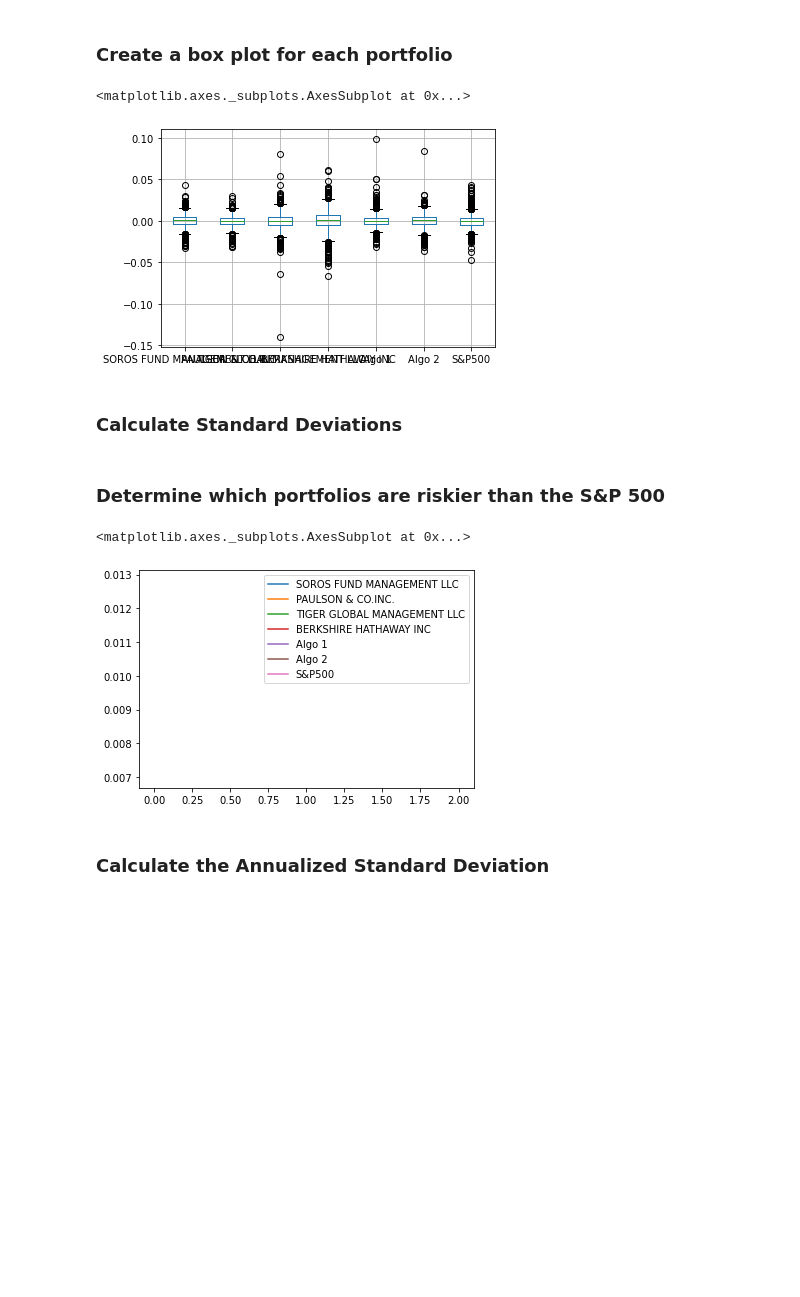
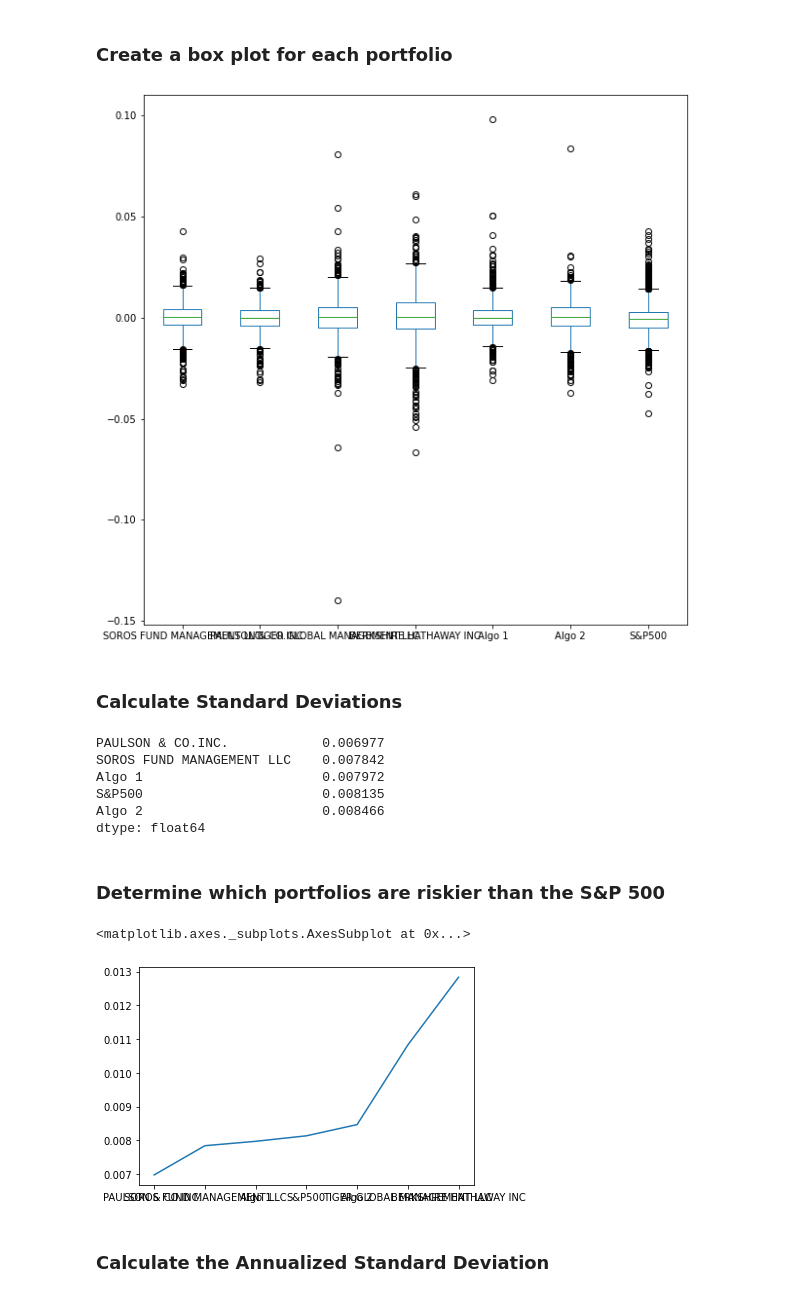
Before and after one commit to arwa486/UW-FinTech-Introduction, a Jupyter notebook: homework/whale_analysis.ipynb, the cells around one changed output. Saved outputs shown, nothing was run; the diff lists cells and outputs as text; code cells hidden in the pictures; blank space fills up the shorter version.

```diff
--- a/homework/whale_analysis.ipynb
+++ b/homework/whale_analysis.ipynb
@@ -150,6 +150,6 @@ dtype: object
 # Fix Data Types
 SP500_returns_df['Close'] = SP500_returns_df['Close'].str.replace('$', '')
 SP500_returns_df['Close'] = pd.to_numeric(SP500_returns_df['Close'])
-#SP500_returns_df['Date'] = pd.to_datetime(SP500_returns_df['Date'])
+SP500_returns_df['Date'] = pd.to_datetime(SP500_returns_df['Date'])
 SP500_returns_df.dtypes
 # %% [output]
@@ -184,5 +184,6 @@ SP500_returns_df = SP500_returns_df.rename(columns = {'Close': 'S&P500'})
 # %%
 # Join Whale Returns, Algorithmic Returns, and the S&P 500 Returns into a single DataFrame with columns for each portfolio's returns.
 combined_df = pd.concat([whale_returns_df, algo_returns_df, SP500_returns_df])
-combined_df
+combined_df['Date'] = pd.to_datetime(combined_df['Date'])
+combined_df.set_index('Date', inplace = True)
 # %% [output]
@@ -240,33 +243,40 @@ Determine the _risk_ of each portfolio:
 ### Create a box plot for each portfolio
 # %%
 # Box plot to visually show risk
-df = [whale_returns_df, algo_returns_df, SP500_returns_df]
-df = pd.concat(df)
-df.boxplot()
-#whale_returns_df.boxplot()
-#algo_returns_df.boxplot()
-#SP500_returns_df.boxplot()
+#df = [whale_returns_df, algo_returns_df, SP500_returns_df]
+#df = pd.concat(df)
+#Standard Deviation
+combined_df_std = combined_df.std()
+combined_df.plot.box(figsize = (10, 10))
+#Annualized Standard Deviation
+combined_df_std_annual = combined_df.std() * np.sqrt(252)
 # %% [output]
-<matplotlib.axes._subplots.AxesSubplot at 0x...>
-[figure, old version]
+[figure, new version]
 # %% [markdown]
 ### Calculate Standard Deviations
 # %%
 # Calculate the daily standard deviations of all portfolios
-whale_std_df = whale_returns_df.std()
-algo_std_df = algo_returns_df.std()
+combined_df_std = combined_df.std()
+combined_df_std.sort_values(inplace = True)
+combined_df_std.head()
+# %% [output]
+PAULSON & CO.INC.            0.006977
+SOROS FUND MANAGEMENT LLC    0.007842
+Algo 1                       0.007972
+S&P500                       0.008135
+Algo 2                       0.008466
+dtype: float64
 # %% [markdown]
 ### Determine which portfolios are riskier than the S&P 500
 # %%
 # Calculate  the daily standard deviation of S&P 500
-SP500_std_df = SP500_returns_df.std()
+SP500_df_std = SP500_returns_df.std()
 # Determine which portfolios are riskier than the S&P 500
-portfolio_std = [whale_std_df, algo_std_df, SP500_std_df]
-portfolio_risk = pd.DataFrame(portfolio_std)
-portfolio_risk.plot()
+
+combined_df_std.plot()
 # %% [output]
 <matplotlib.axes._subplots.AxesSubplot at 0x...>
-[figure, old version]
+[figure, new version]
 # %% [markdown]
 ### Calculate the Annualized Standard Deviation
 # %%
```
Also changed, not shown: parts of 11 cells of this notebook, 1 other file.
